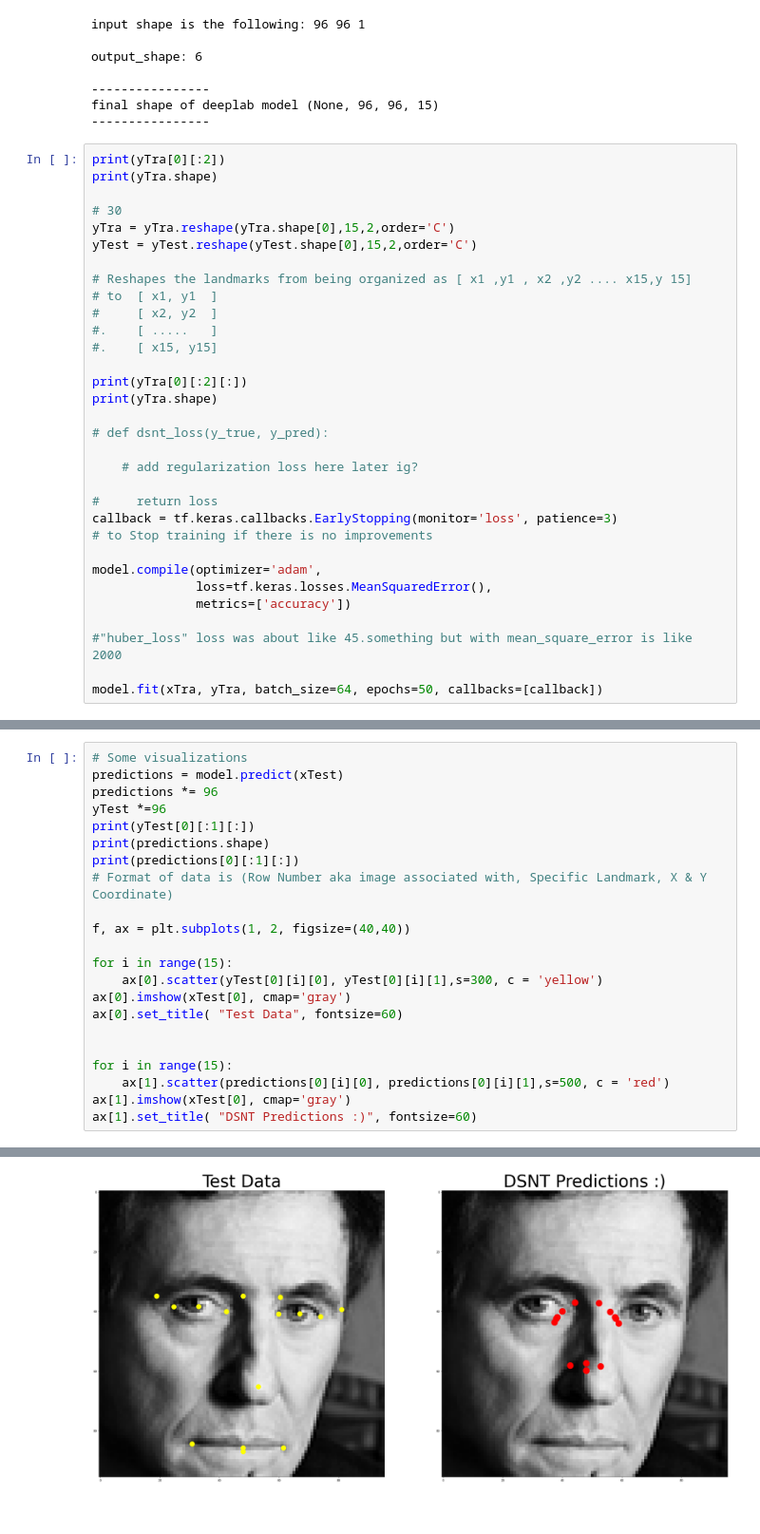
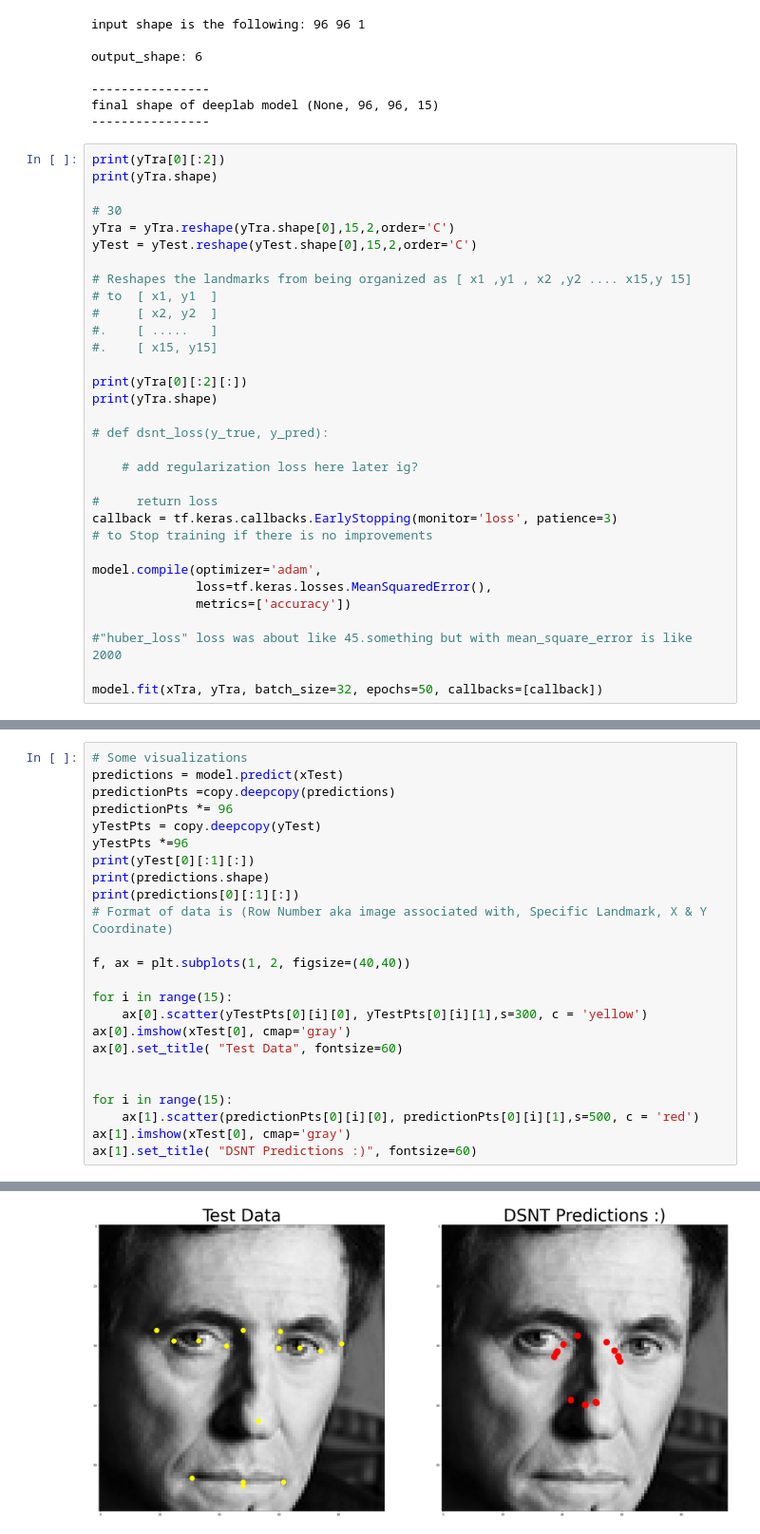
Before and after one commit to pourzand/Facial-Landmark-Detection-with-Deeplabv3-DSNT, a Jupyter notebook: landmarkTestingLambda.ipynb, the cells around one changed output, grey strips where cells are left out. Shown at 95% size. Saved outputs shown, nothing was run; the diff lists cells and outputs as text.

```diff
--- a/landmarkTestingLambda.ipynb
+++ b/landmarkTestingLambda.ipynb
@@ -240,7 +241,7 @@ model.compile(optimizer='adam',
 
 #"huber_loss" loss was about like 45.something but with mean_square_error is like 2000
 
-model.fit(xTra, yTra, batch_size=64, epochs=50, callbacks=[callback])
+model.fit(xTra, yTra, batch_size=32, epochs=50, callbacks=[callback])
 # %% [output]
 [0.68784962 0.40627368]
 (1926, 30)
@@ -271,8 +276,10 @@ test loss, test acc: [0.014928825199604034, 0.968847393989563]
 # %%
 # Some visualizations
 predictions = model.predict(xTest)
-predictions *= 96
-yTest *=96
+predictionPts =copy.deepcopy(predictions)
+predictionPts *= 96
+yTestPts = copy.deepcopy(yTest)
+yTestPts *=96
 print(yTest[0][:1][:])
 print(predictions.shape)
 print(predictions[0][:1][:])
@@ -281,13 +288,13 @@ print(predictions[0][:1][:])
 f, ax = plt.subplots(1, 2, figsize=(40,40))
 
 for i in range(15):
-    ax[0].scatter(yTest[0][i][0], yTest[0][i][1],s=300, c = 'yellow')
+    ax[0].scatter(yTestPts[0][i][0], yTestPts[0][i][1],s=300, c = 'yellow')
 ax[0].imshow(xTest[0], cmap='gray')
 ax[0].set_title( "Test Data", fontsize=60)
 
 
 for i in range(15):
-    ax[1].scatter(predictions[0][i][0], predictions[0][i][1],s=500, c = 'red')
+    ax[1].scatter(predictionPts[0][i][0], predictionPts[0][i][1],s=500, c = 'red')
 ax[1].imshow(xTest[0], cmap='gray')
 ax[1].set_title( "DSNT Predictions :)", fontsize=60)
 # %% [output]
@@ -298,2 +305,2 @@ ax[1].set_title( "DSNT Predictions :)", fontsize=60)
 Text(0.5, 1.0, 'DSNT Predictions :)')
-[figure, old version]
+[figure, new version]
```
Also changed, not shown: parts of 4 cells of this notebook.
